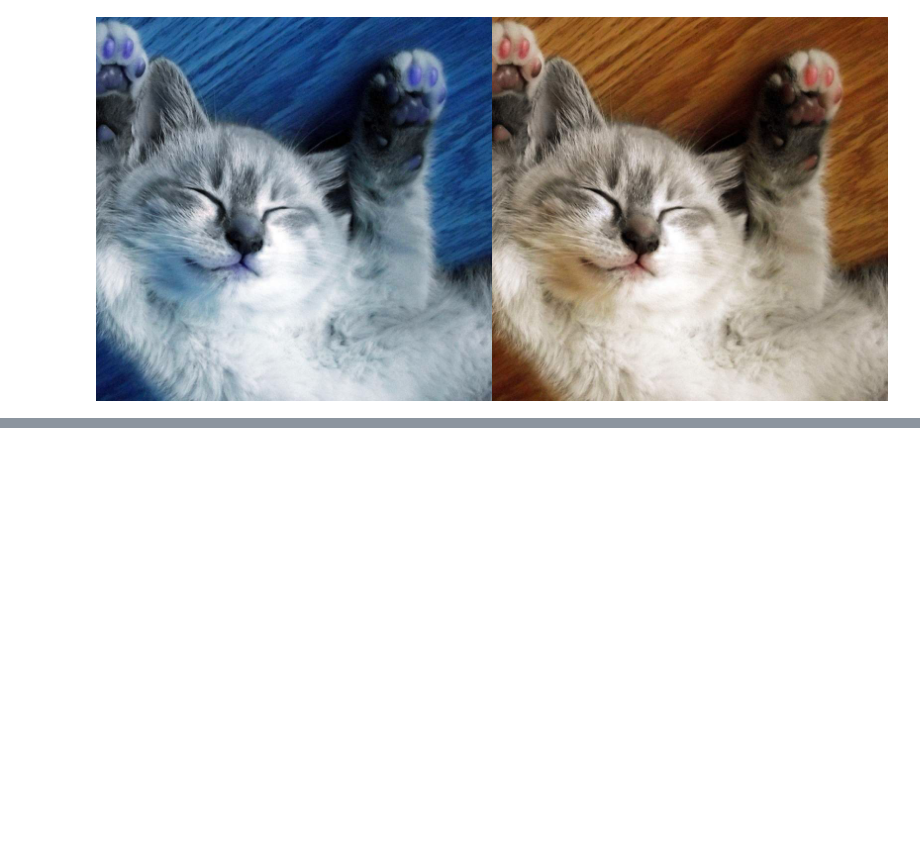
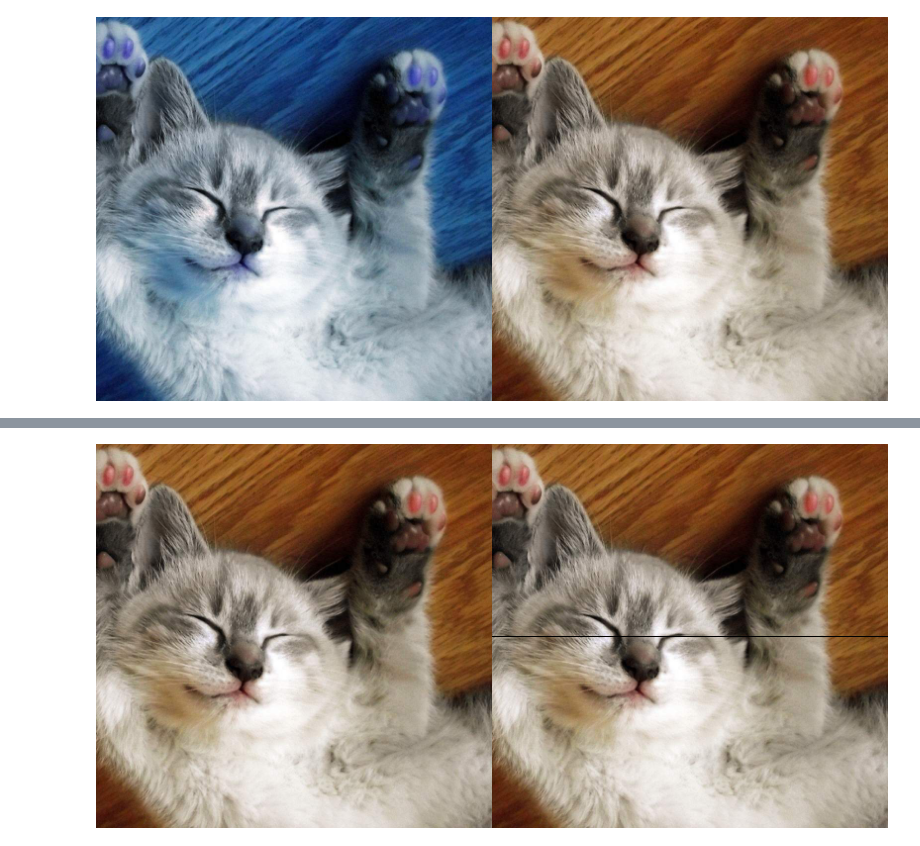
Before and after one commit to RioCyber936/PCVK_Genap_2021, a Jupyter notebook: week_1.ipynb, the cells around one changed output, grey strips where cells are left out. Drawn from its saved outputs; the diff is of its cells as text; code cells hidden in the pictures; blank space fills up the shorter version.

```diff
--- a/week_1.ipynb
+++ b/week_1.ipynb
@@ -28,0 +37,13 @@ for url in urls:
+# %%
+image_2 = cv.cvtColor(image, cv.COLOR_BGR2RGB)
+image_3 = cv.cvtColor(image, cv.COLOR_BGR2RGB)
+
+for y in range (lebar):
+  image_3[int((tinggi)/2),y] = [0,0,0]
+
+
+
+final_frame = cv.hconcat((image_2, image_3))
+cv2_imshow(final_frame)
+# %% [output]
+[figure, added]
```
Also changed, not shown: parts of 1 cell of this notebook.
